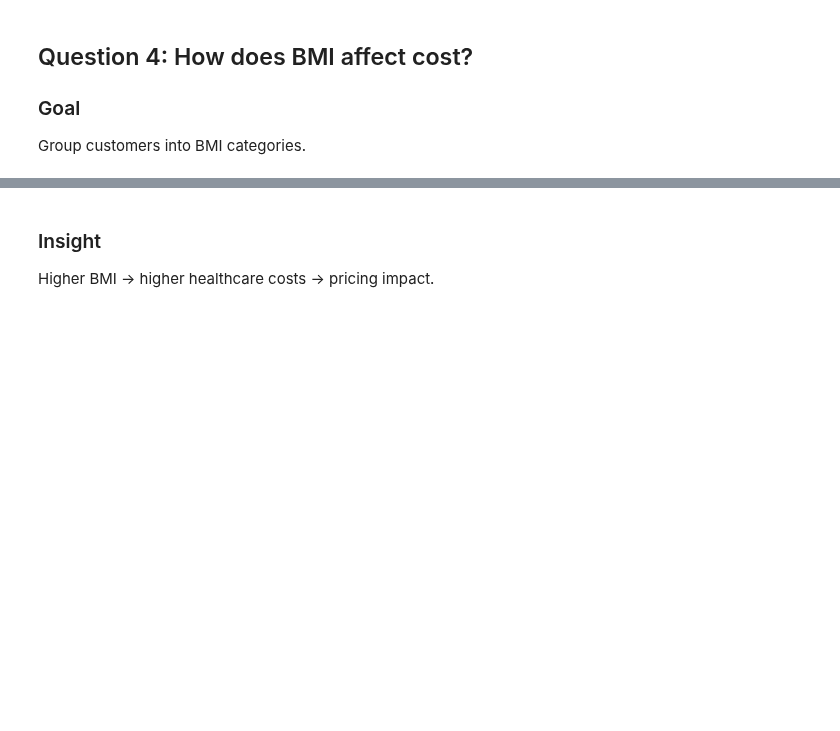
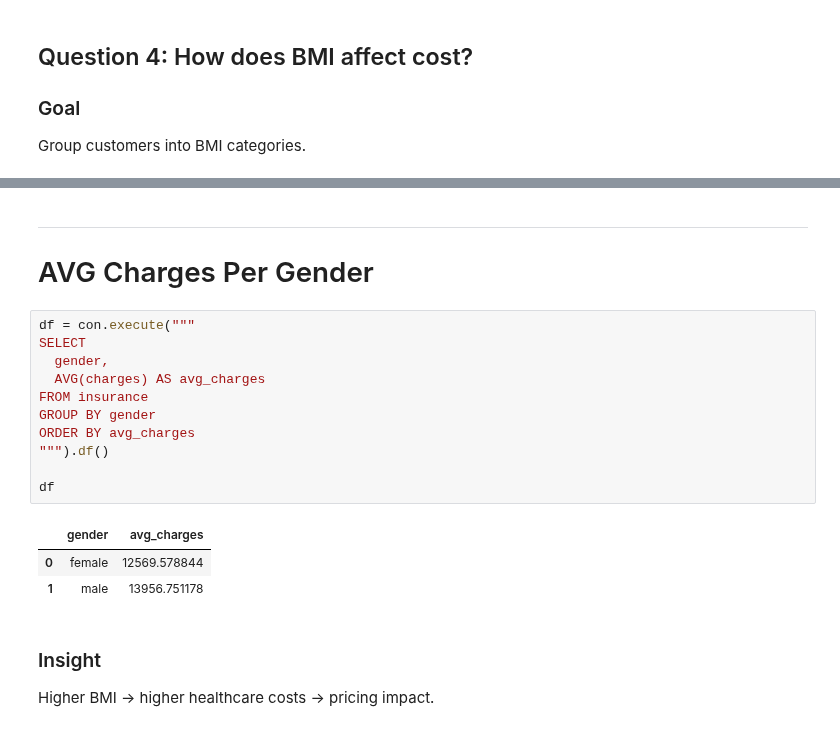
Before and after one commit to mahmoudparsian/data-warehousing, a Jupyter notebook: syllabus/week01-Foundations-SQL-for-Analytics/example_1_insurance/week1_sql_foundations.ipynb, the cells around one changed output, grey strips where cells are left out. Saved outputs shown, nothing was run; the diff lists cells and outputs as text; blank space fills up the shorter version.

```diff
--- a/syllabus/week01-Foundations-SQL-for-Analytics/example_1_insurance/week1_sql_foundations.ipynb
+++ b/syllabus/week01-Foundations-SQL-for-Analytics/example_1_insurance/week1_sql_foundations.ipynb
@@ -119,3 +179,21 @@ plt.show()
+# %% [markdown]
+---
+# AVG Charges Per Gender
+# %%
+df = con.execute("""
+SELECT
+  gender,
+  AVG(charges) AS avg_charges
+FROM insurance
+GROUP BY gender
+ORDER BY avg_charges
+""").df()
+
+df
+# %% [output]
+|  | gender | avg_charges |
+| 0 | female | 12569.578844 |
+| 1 | male | 13956.751178 |
 # %% [markdown]
 
 ### Insight
```
Also changed, not shown: parts of 13 cells of this notebook, 6 other files.
